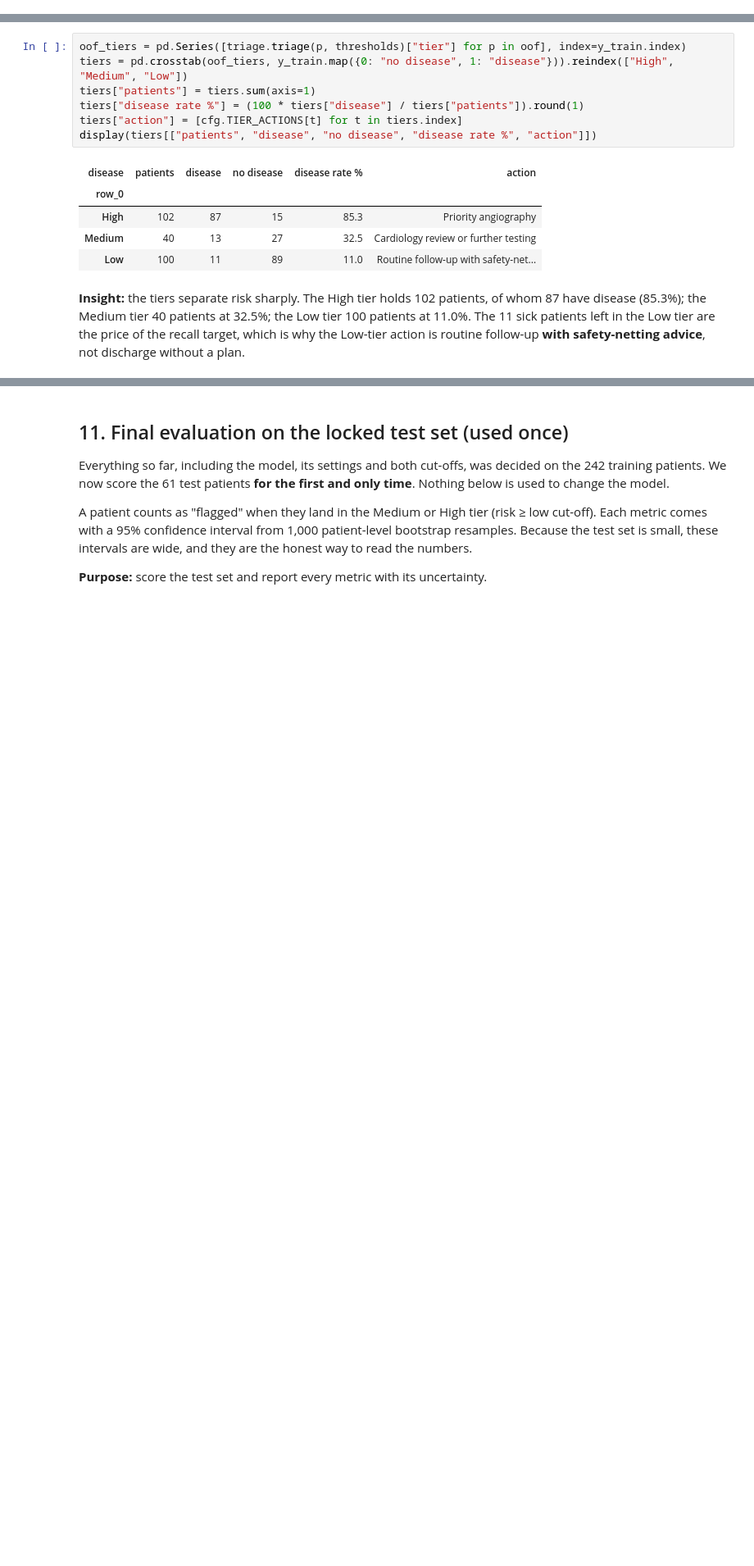
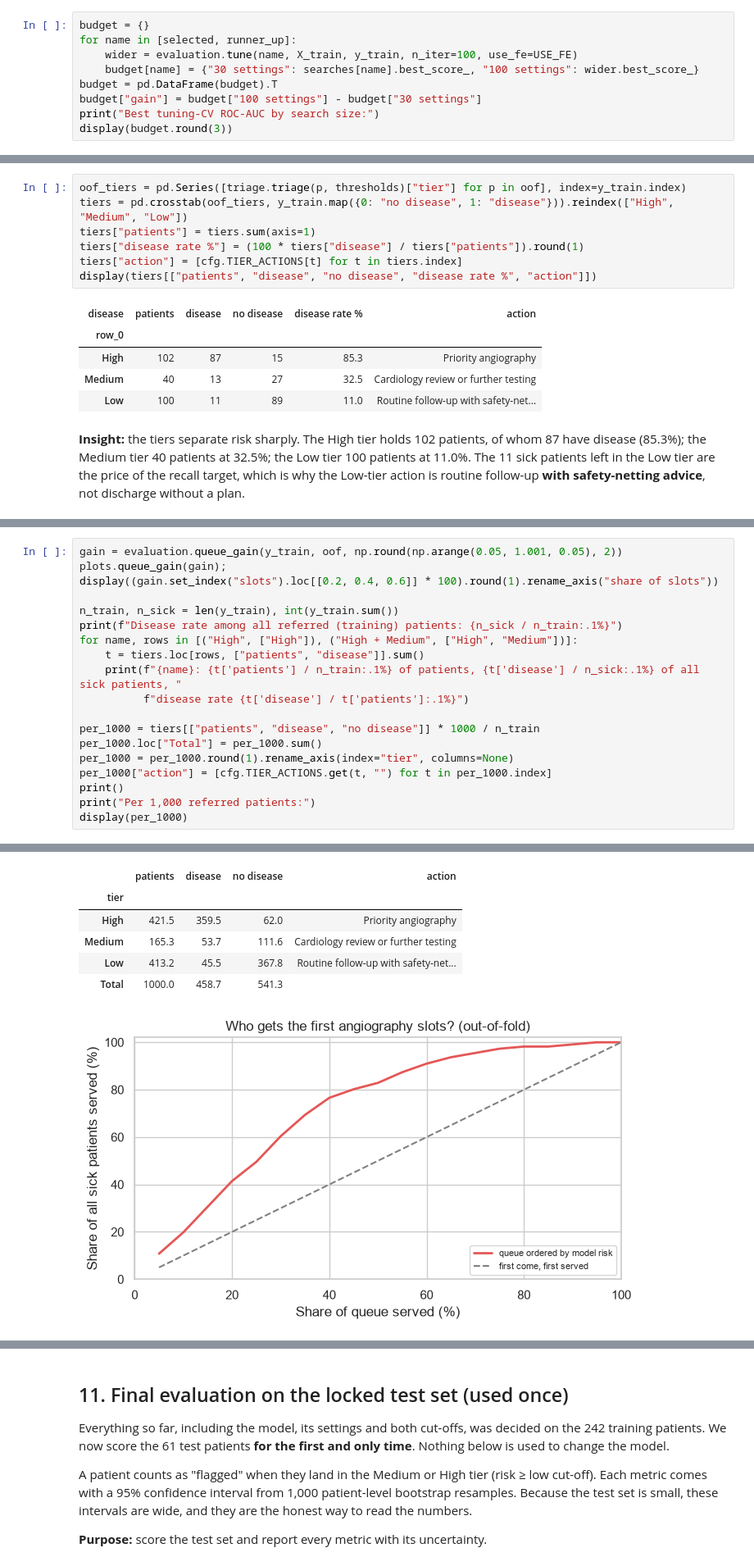
Before and after one commit to ArayathamTarakulpratip/heart-disease-prediction, a Jupyter notebook: heart_disease_pitch_gold_standard.ipynb, the cells around one changed output, grey strips where cells are left out. Shown at 82% size. Cells and saved outputs as stored; diff of their text form; blank space fills up the shorter version.

```diff
--- a/heart_disease_pitch_gold_standard.ipynb
+++ b/heart_disease_pitch_gold_standard.ipynb
@@ -679,0 +874,9 @@ display(curve.round(3))
+# %%
+budget = {}
+for name in [selected, runner_up]:
+    wider = evaluation.tune(name, X_train, y_train, n_iter=100, use_fe=USE_FE)
+    budget[name] = {"30 settings": searches[name].best_score_, "100 settings": wider.best_score_}
+budget = pd.DataFrame(budget).T
+budget["gain"] = budget["100 settings"] - budget["30 settings"]
+print("Best tuning-CV ROC-AUC by search size:")
+display(budget.round(3))
@@ -763,0 +987,20 @@ display(tiers[["patients", "disease", "no disease", "disease rate %", "action"]]
+# %%
+gain = evaluation.queue_gain(y_train, oof, np.round(np.arange(0.05, 1.001, 0.05), 2))
+plots.queue_gain(gain);
+display((gain.set_index("slots").loc[[0.2, 0.4, 0.6]] * 100).round(1).rename_axis("share of slots"))
+
+n_train, n_sick = len(y_train), int(y_train.sum())
+print(f"Disease rate among all referred (training) patients: {n_sick / n_train:.1%}")
+for name, rows in [("High", ["High"]), ("High + Medium", ["High", "Medium"])]:
+    t = tiers.loc[rows, ["patients", "disease"]].sum()
+    print(f"{name}: {t['patients'] / n_train:.1%} of patients, {t['disease'] / n_sick:.1%} of all sick patients, "
+          f"disease rate {t['disease'] / t['patients']:.1%}")
+
+per_1000 = tiers[["patients", "disease", "no disease"]] * 1000 / n_train
+per_1000.loc["Total"] = per_1000.sum()
+per_1000 = per_1000.round(1).rename_axis(index="tier", columns=None)
+per_1000["action"] = [cfg.TIER_ACTIONS.get(t, "") for t in per_1000.index]
+print()
+print("Per 1,000 referred patients:")
+display(per_1000)
+# %% [output]
@@ -763,0 +1017,7 @@ display(tiers[["patients", "disease", "no disease", "disease rate %", "action"]]
+|  | patients | disease | no disease | action |
+| tier |  |  |  |  |
+| High | 421.5 | 359.5 | 62.0 | Priority angiography |
+| Medium | 165.3 | 53.7 | 111.6 | Cardiology review or further testing |
+| Low | 413.2 | 45.5 | 367.8 | Routine follow-up with safety-net... |
+| Total | 1000.0 | 458.7 | 541.3 |  |
+[figure, added]
```
Also changed, not shown: parts of 42 cells of this notebook, 16 other files.
